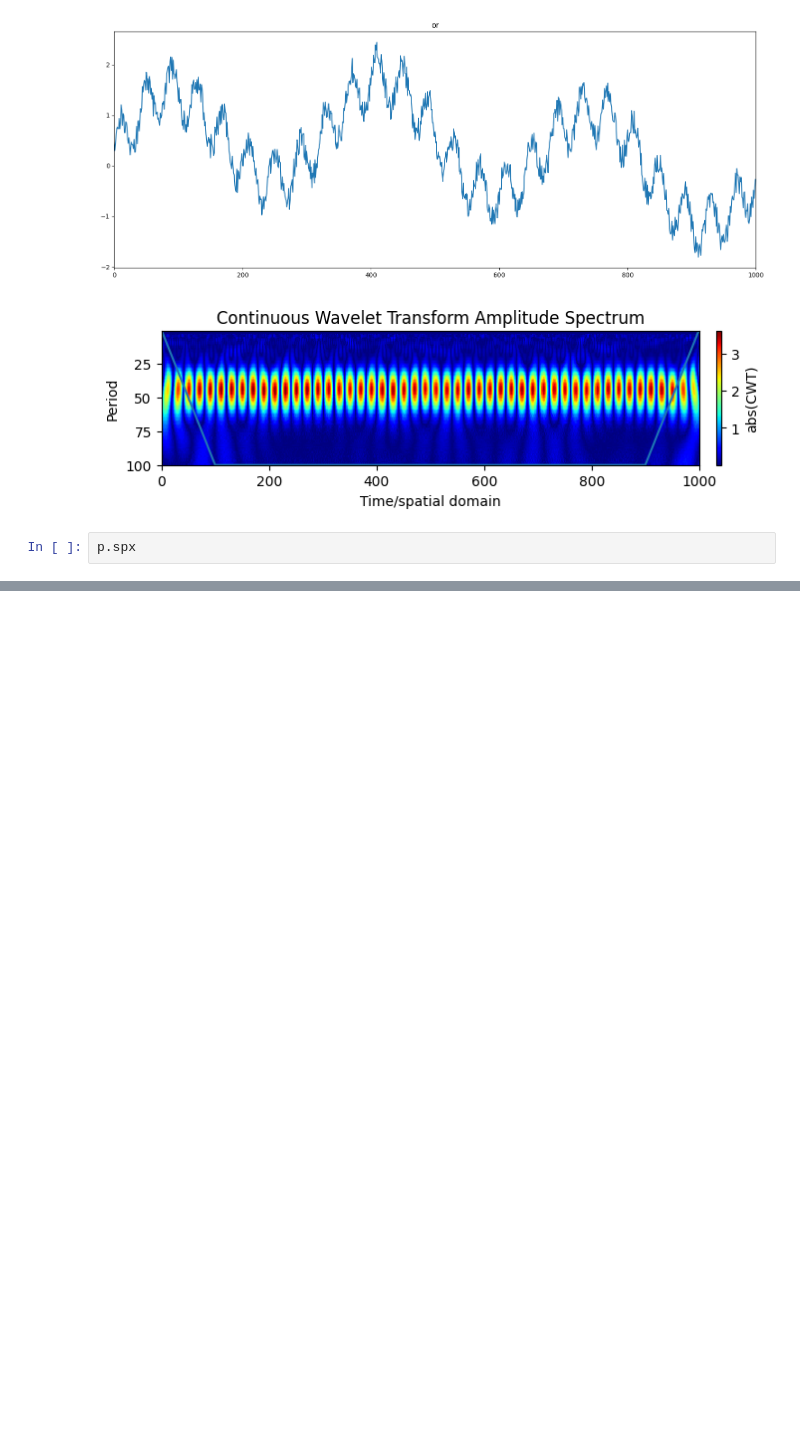
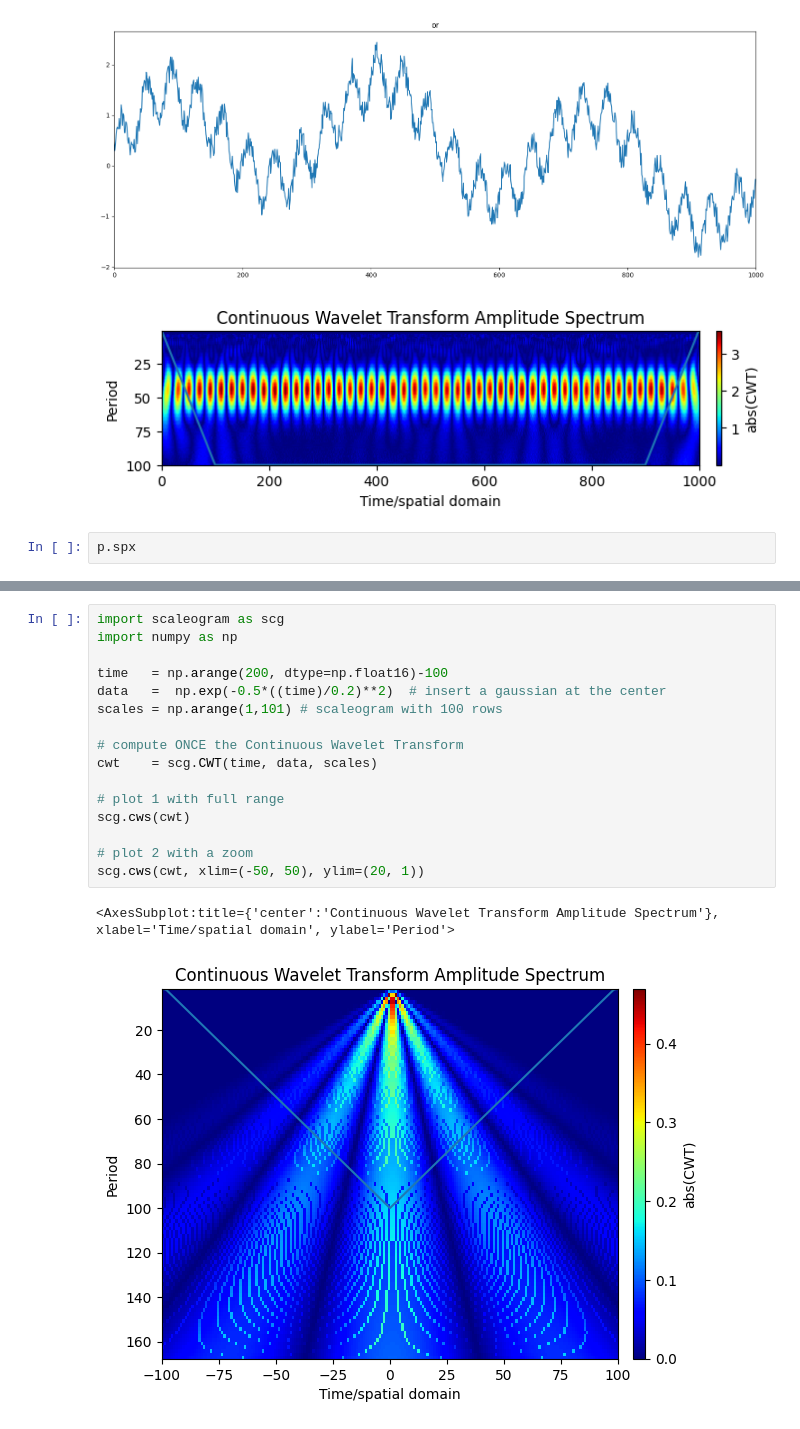
Before and after one commit to oftavira/BitacoraLiteratura, a Jupyter notebook: Ploting/_temp.ipynb, the cells around one changed output, grey strips where cells are left out. Drawn from its saved outputs; the diff is of its cells as text; blank space fills up the shorter version.

```diff
--- a/Ploting/_temp.ipynb
+++ b/Ploting/_temp.ipynb
@@ -294,0 +299,19 @@ scg.cws( data, scales=scales, wavelet=wavelet, title="CWT")
+# %%
+import scaleogram as scg
+import numpy as np
+
+time   = np.arange(200, dtype=np.float16)-100
+data   =  np.exp(-0.5*((time)/0.2)**2)  # insert a gaussian at the center
+scales = np.arange(1,101) # scaleogram with 100 rows
+
+# compute ONCE the Continuous Wavelet Transform
+cwt    = scg.CWT(time, data, scales)
+
+# plot 1 with full range
+scg.cws(cwt)
+
+# plot 2 with a zoom
+scg.cws(cwt, xlim=(-50, 50), ylim=(20, 1))
+# %% [output]
+<AxesSubplot:title={'center':'Continuous Wavelet Transform Amplitude Spectrum'}, xlabel='Time/spatial domain', ylabel='Period'>
+[figure, added]
```
Also changed, not shown: parts of 3 cells of this notebook.
